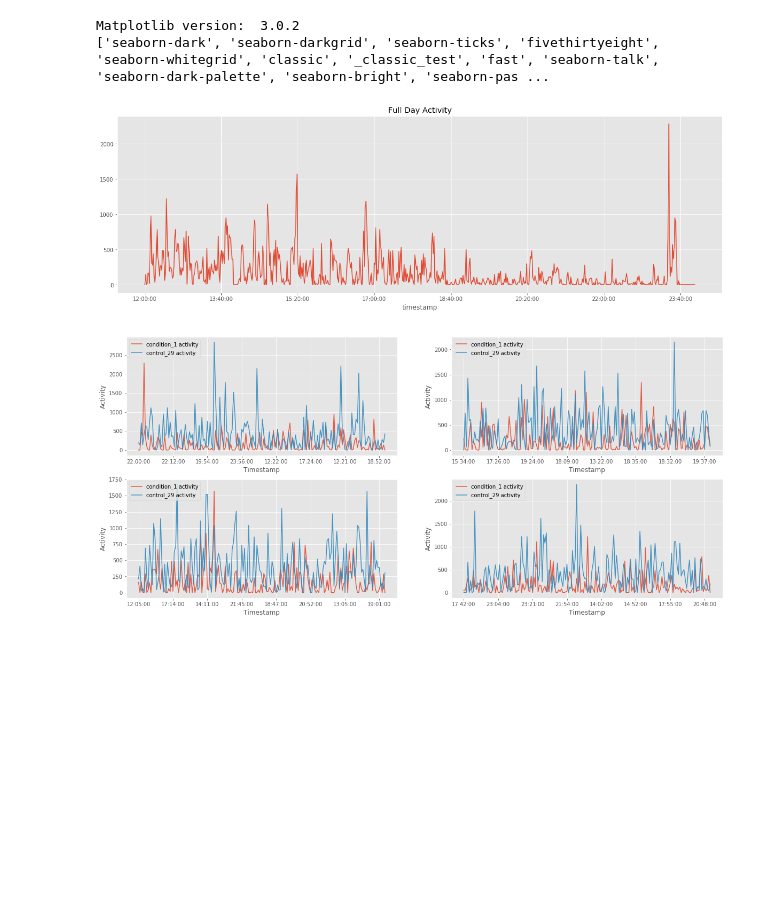
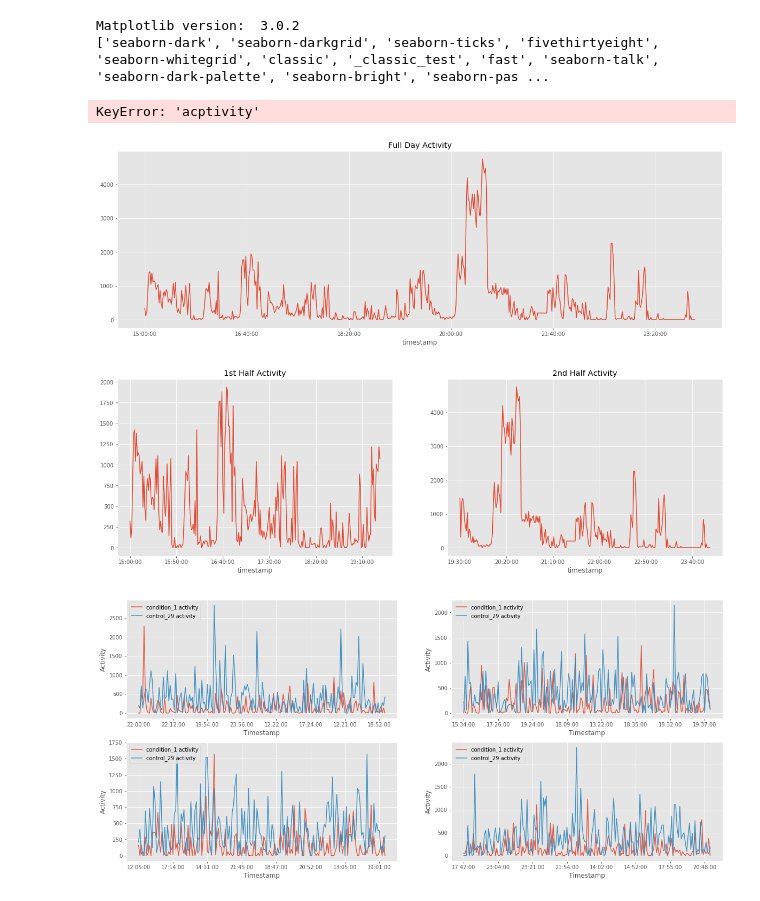
Before and after one commit to karenacorn99/depression-and-motor-activity, a Jupyter notebook: code/visualization.ipynb, the cells around one changed output. Drawn from its saved outputs; the diff is of its cells as text; code cells hidden in the pictures; blank space fills up the shorter version.

```diff
--- a/code/visualization.ipynb
+++ b/code/visualization.ipynb
@@ -24,6 +24,25 @@ for s in subjects:
     id_days += ("{:<10}".format(s.number) + '\n' + ' '.join(s.motor_data_days.keys()) + '\n')
 with open('../record/id_days.txt', 'w') as f:
     f.write(id_days)
+# %%
+# sleep pattern
+dfs = [s.motor_data_df for s in subjects]
+full_df = pd.concat(dfs, axis=0)
+full_timestamps = ["{:02d}:{:02d}:00".format(hour, minute) for hour in range(24) for minute in range(60)]
+# sleep: 11pm - 7:59am
+sleep_timestamps = ["{:02d}:{:02d}:00".format(hour, minute) for hour in list(range(23, 24)) + list(range(0, 8)) for minute in range(60)]
+non_sleep_timestamps = list(set(full_timestamps) - set(sleep_timestamps))
+full_df = full_df.set_index('timestamp')
+sleep_df = full_df.loc[sleep_timestamps, :]
+non_sleep_df = full_df.loc[non_sleep_timestamps, :]
+assert (len(sleep_df) + len(non_sleep_df)) == len(full_df)
+mean_sleep_activity = sleep_df['activity'].mean()
+mean_non_sleep_activity = non_sleep_df['acptivity'].mean()
+
+print('mean_sleep_activity', mean_sleep_activity)
+print('mean_non_sleep_activity', mean_non_sleep_activity)
+# %% [output]
+KeyError: 'acptivity'
 # %%
 # observe general trends for individual subject in the span of one day, activity level = minute
 def plot_daily_activity(patient_id, date):
@@ -43,10 +62,11 @@ def plot_daily_activity(patient_id, date):
     first_half.plot(kind='line', x='timestamp', y='activity', figsize=(20,6), title='1st Half Activity', legend=False, ax=ax0)
     second_half.plot(kind='line', x='timestamp', y='activity', figsize=(20,6), title='2nd Half Activity', legend=False, ax=ax1)
     activity_df.reset_index(inplace=True)
-# %%
-plot_daily_activity('condition_1', '2003-05-07')
-# %% [output]
-[figure, removed]
+# %%
+plot_daily_activity('control_31', '2003-03-18')
+# %% [output]
+[figure, added]
+[figure, added]
 # %%
 # compare general trends between two subjects in the span of one day, activity_level = minute
 def plot_compare(subject_1, subject_1_date, subject_2, subject_2_date, plot_number=4):
```
Also changed, not shown: 3 other files.
